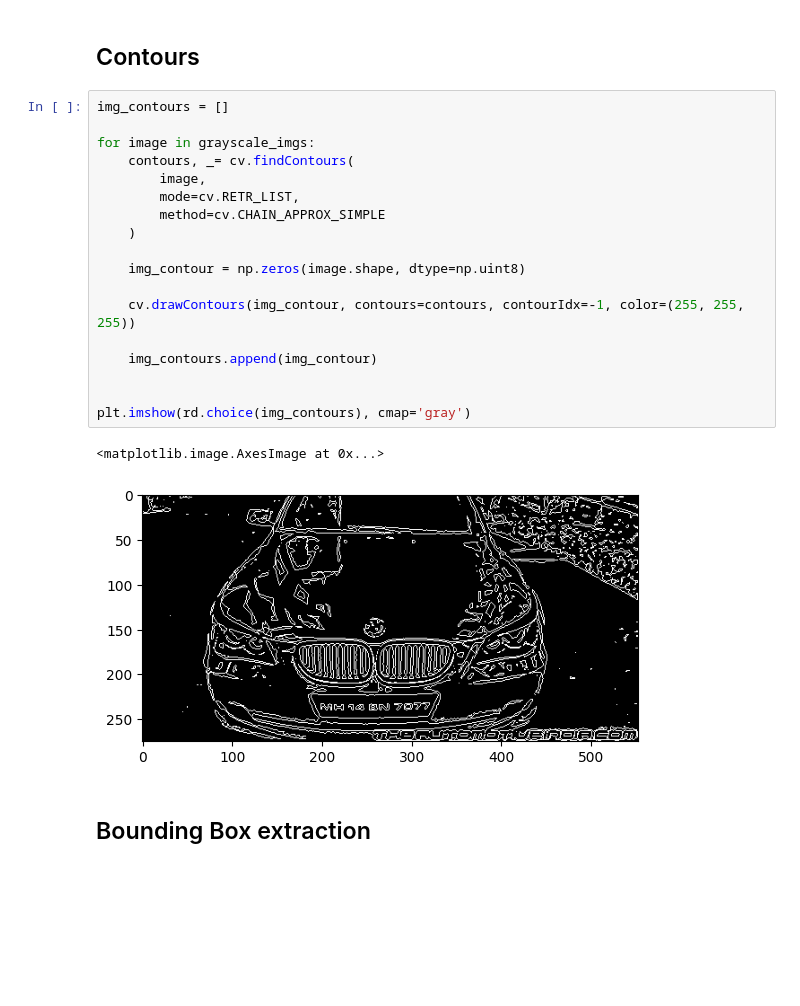
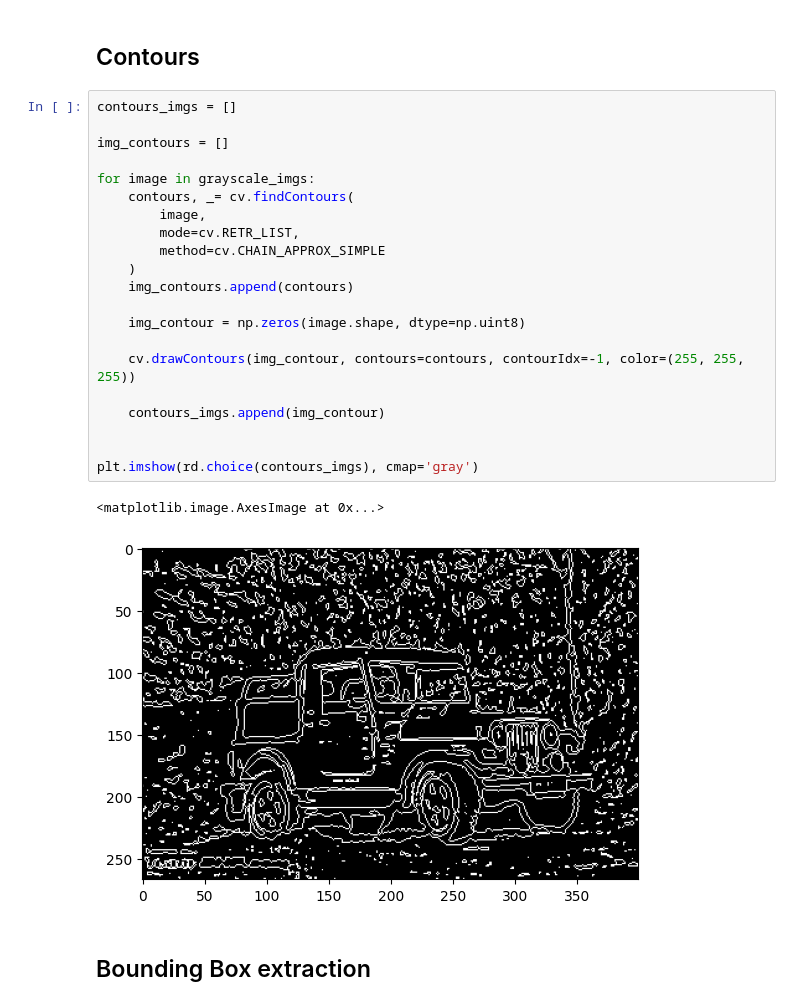
Before and after one commit to damirch/alpr, a Jupyter notebook: detection.ipynb, the cells around one changed output. Cells and saved outputs as stored; diff of their text form; blank space fills up the shorter version.

Commit message:
added contour to bounding box

```diff
--- a/detection.ipynb
+++ b/detection.ipynb
@@ -119,26 +119,29 @@ plt.imshow(rd.choice(grayscale_imgs), cmap='gray')
 # %% [markdown]
 ## Contours
 # %%
+contours_imgs = []
+
 img_contours = []
 
 for image in grayscale_imgs:
     contours, _= cv.findContours(
         image,
         mode=cv.RETR_LIST,
         method=cv.CHAIN_APPROX_SIMPLE
     )
+    img_contours.append(contours)
 
     img_contour = np.zeros(image.shape, dtype=np.uint8)
 
     cv.drawContours(img_contour, contours=contours, contourIdx=-1, color=(255, 255, 255))
 
-    img_contours.append(img_contour)
+    contours_imgs.append(img_contour)
 
 
-plt.imshow(rd.choice(img_contours), cmap='gray')
+plt.imshow(rd.choice(contours_imgs), cmap='gray')
 # %% [output]
 <matplotlib.image.AxesImage at 0x...>
-[figure, old version]
+[figure, new version]
 # %% [markdown]
 ## Bounding Box extraction
 # %%
```
Also changed, not shown: parts of 8 cells of this notebook.
